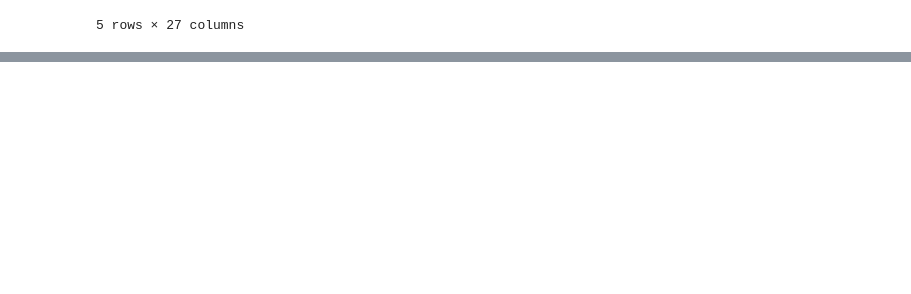
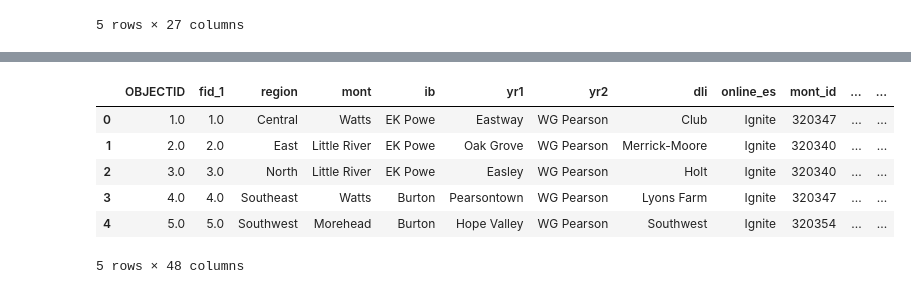
Before and after one commit to olublin/DPS-Planning, a Jupyter notebook: resdev_filter.ipynb, the cells around one changed output, grey strips where cells are left out. Drawn from its saved outputs; the diff is of its cells as text; code cells hidden in the pictures; blank space fills up the shorter version.

```diff
--- a/resdev_filter.ipynb
+++ b/resdev_filter.ipynb
@@ -206,3 +187,13 @@ for i,geometry in enumerate(high_school_boundaries['geometry']):
 # filtered3_with_school.to_file('filtered3_with_school.json')
 # %%
 filtered3_with_school.to_file("resdev_cases.geojson", driver="GeoJSON")
+# %%
+high_school_boundaries
+# %% [output]
+|  | OBJECTID | fid_1 | region | mont | ib | yr1 | yr2 | dli | online_es | mont_id | ... | ... |
+| 0 | 1.0 | 1.0 | Central | Watts | EK Powe | Eastway | WG Pearson | Club | Ignite | 320347 | ... | ... |
+| 1 | 2.0 | 2.0 | East | Little River | EK Powe | Oak Grove | WG Pearson | Merrick-Moore | Ignite | 320340 | ... | ... |
+| 2 | 3.0 | 3.0 | North | Little River | EK Powe | Easley | WG Pearson | Holt | Ignite | 320340 | ... | ... |
+| 3 | 4.0 | 4.0 | Southeast | Watts | Burton | Pearsontown | WG Pearson | Lyons Farm | Ignite | 320347 | ... | ... |
+| 4 | 5.0 | 5.0 | Southwest | Morehead | Burton | Hope Valley | WG Pearson | Southwest | Ignite | 320354 | ... | ... |
+5 rows × 48 columns
```
Also changed, not shown: parts of 1 cell of this notebook, 2 other files.
